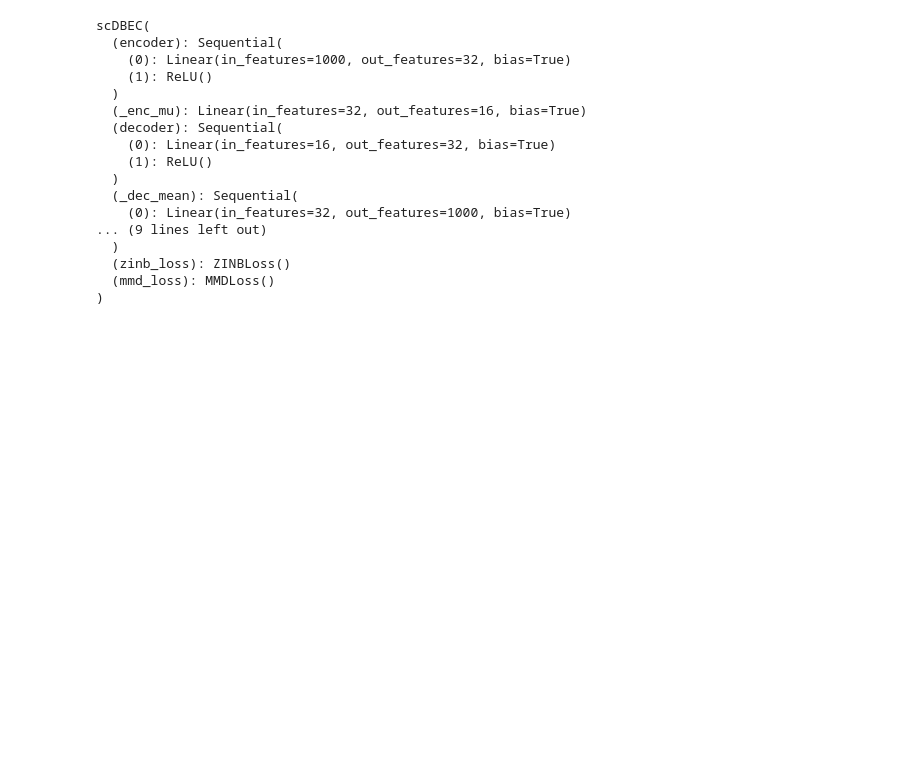
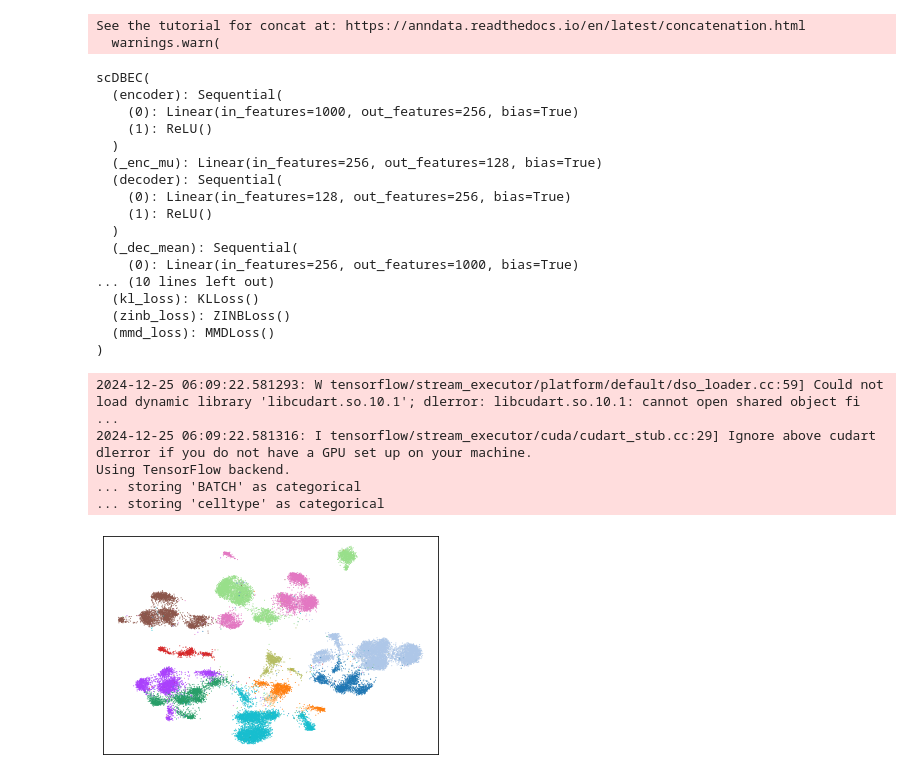
Before and after one commit to XinhanSONG/scDBEC, a Jupyter notebook: test.ipynb, the cells around one changed output. Drawn from its saved outputs; the diff is of its cells as text; code cells hidden in the pictures; blank space fills up the shorter version.

```diff
--- a/test.ipynb
+++ b/test.ipynb
@@ -2,0 +8,6 @@ from scDBEC.scDBEC import scDBEC
+# %%
+device = torch.device("cuda" if torch.cuda.is_available() else "cpu")
+data_address = '/root/autodl-tmp/desc-nopage/scDML_main/macaque_raw.h5ad'
+adata_raw = sc.read(data_address)
+# adata_raw.obs.rename(columns={'Batch':"BATCH", 'Group':'celltype'}, inplace= True)
+adata = preprocess(adata_raw)
@@ -3,2 +17,4 @@ from scDBEC.scDBEC import scDBEC
 # %%
-model = scDBEC()
+model = scDBEC(adata = adata)
+# %%
+model.fit(adata = adata, lambda1 = 1,lambda2 = .1, lr=0.01, num_epochs=15, weight_decay=1e-4)
@@ -5,20 +37,41 @@ model = scDBEC()
+# %%
+X_umap = model.latent_output(adata)
+# %% [output]
+See the tutorial for concat at: https://anndata.readthedocs.io/en/latest/concatenation.html
+  warnings.warn(
 # %%
 model
 # %% [output]
 scDBEC(
   (encoder): Sequential(
-    (0): Linear(in_features=1000, out_features=32, bias=True)
+    (0): Linear(in_features=1000, out_features=256, bias=True)
     (1): ReLU()
   )
-  (_enc_mu): Linear(in_features=32, out_features=16, bias=True)
+  (_enc_mu): Linear(in_features=256, out_features=128, bias=True)
   (decoder): Sequential(
-    (0): Linear(in_features=16, out_features=32, bias=True)
+    (0): Linear(in_features=128, out_features=256, bias=True)
     (1): ReLU()
   )
   (_dec_mean): Sequential(
-    (0): Linear(in_features=32, out_features=1000, bias=True)
-... (9 lines left out)
-  )
+    (0): Linear(in_features=256, out_features=1000, bias=True)
+... (10 lines left out)
+  (kl_loss): KLLoss()
   (zinb_loss): ZINBLoss()
   (mmd_loss): MMDLoss()
 )
+# %%
+sc.pp.neighbors(X_umap, use_rep='X', random_state=42)
+sc.tl.umap(X_umap, random_state=42)
+sc.pl.umap(X_umap,color=["celltype"],title = 'scDBEC',show = False,legend_loc = 'none')
+fig, ax = plt.gcf(), plt.gca()
+ax.set_xlabel('')
+ax.set_ylabel('')
+plt.title('')
+plt.show()
+# %% [output]
+2024-12-25 06:09:22.581293: W tensorflow/stream_executor/platform/default/dso_loader.cc:59] Could not load dynamic library 'libcudart.so.10.1'; dlerror: libcudart.so.10.1: cannot open shared object fi ...
+2024-12-25 06:09:22.581316: I tensorflow/stream_executor/cuda/cudart_stub.cc:29] Ignore above cudart dlerror if you do not have a GPU set up on your machine.
+Using TensorFlow backend.
+... storing 'BATCH' as categorical
+... storing 'celltype' as categorical
+[figure, added]
```
Also changed, not shown: parts of 7 cells of this notebook, 4 other files.
